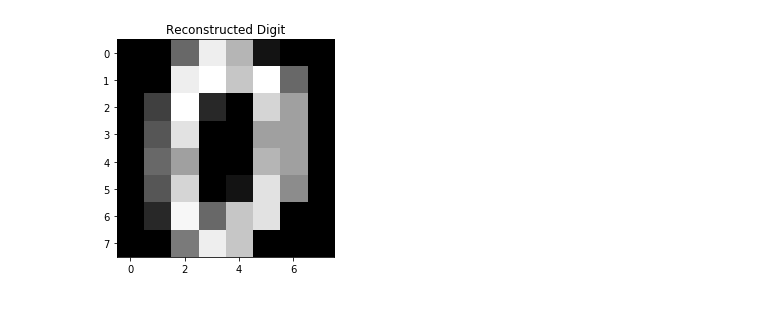
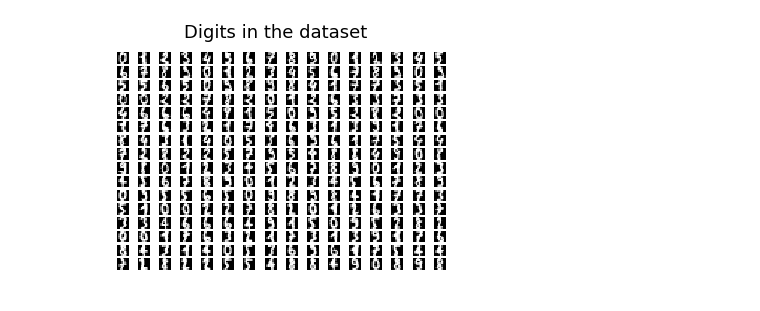
Before and after one commit to imomayiz/Dictionnary-Learning-for-Sparse-Representations, a Jupyter notebook: Visualization.ipynb, the cells around one changed output. Drawn from its saved outputs; the diff is of its cells as text; code cells hidden in the pictures.

```diff
--- a/Visualization.ipynb
+++ b/Visualization.ipynb
@@ -17,8 +12,11 @@ plt.show()
-# %%
-plt.figure(figsize=(4,4))
-plt.imshow(reconstruction[0].reshape(8, 8), cmap='Greys_r',vmin=0)
-plt.title('Reconstructed Digit')
-plt.savefig('reconstructed_digit.png')
-plt.show()
-# %% [output]
-[figure, removed]
+# %%
+fig1 = plt.figure(1)
+
+fig1.suptitle("Digits in the dataset", fontsize=18)
+for i, image in enumerate(digits.images[:256]):
+    ax = fig1.add_subplot(16, 16, i+1)
+    ax.imshow(image, cmap='Greys_r')
+    ax.set_axis_off()
+plt.savefig('Images/digits_mnist.png')
+# %% [output]
+[figure, added]
```
Also changed, not shown: parts of 7 cells of this notebook, 11 other files.
